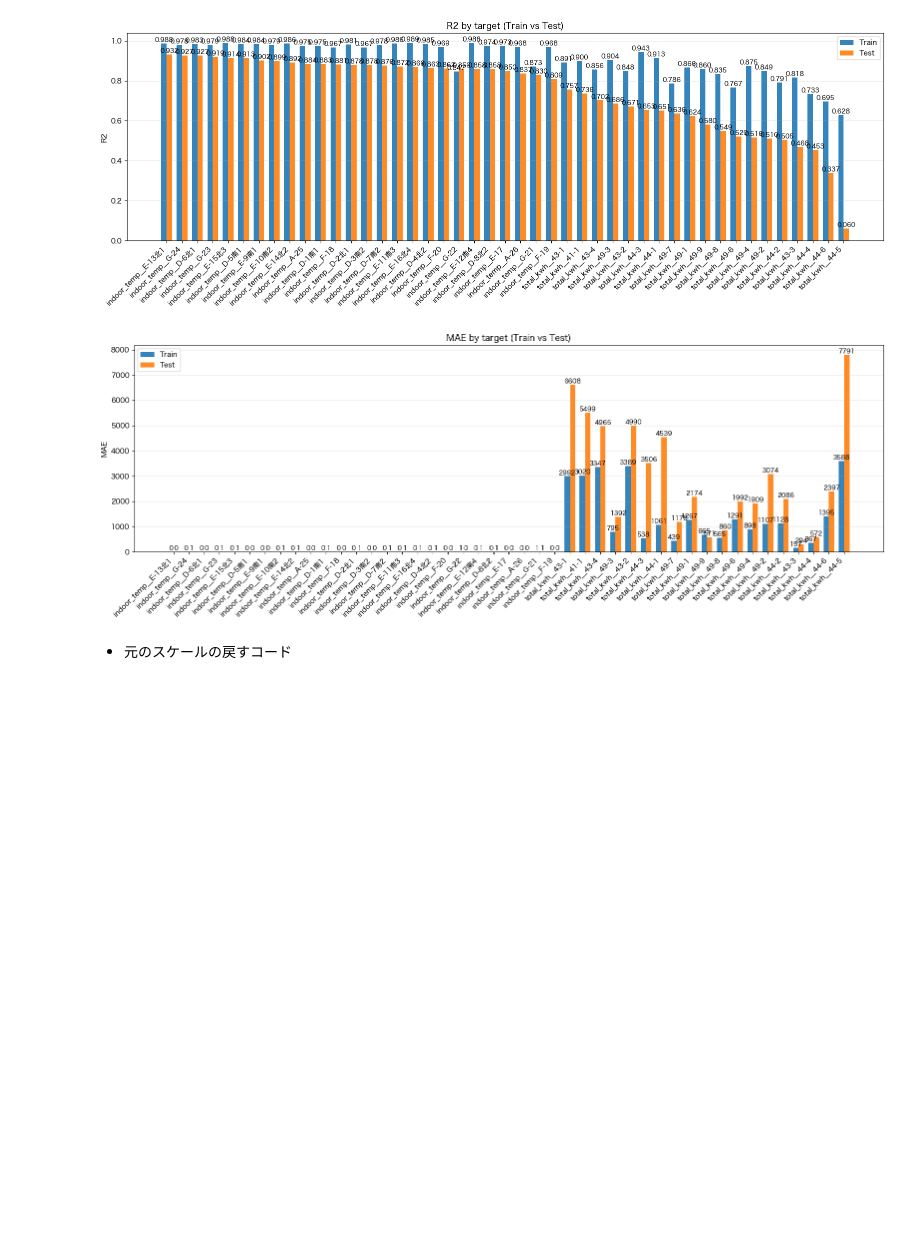
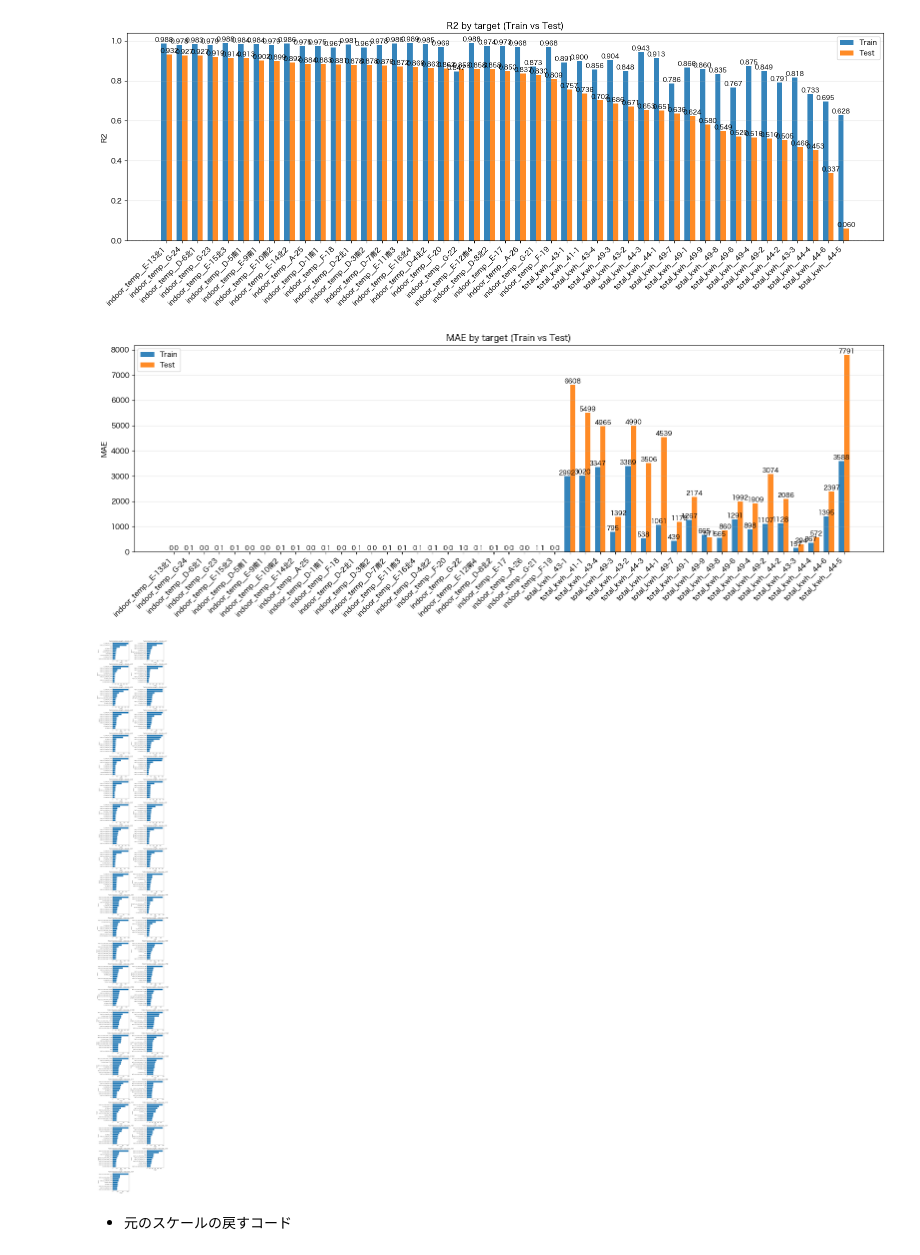
Before and after one commit to MENTERU/AIrux8_opti_logic_prod, a Jupyter notebook: services/airux8-optimize/notebooks/building_level_planner_東光作業.ipynb, the cells around one changed output. Drawn from its saved outputs; the diff is of its cells as text; code cells hidden in the pictures; blank space fills up the shorter version.

```diff
--- a/services/airux8-optimize/notebooks/building_level_planner_東光作業.ipynb
+++ b/services/airux8-optimize/notebooks/building_level_planner_東光作業.ipynb
@@ -988,7 +988,7 @@ def add_lagged_features(
     df: pd.DataFrame,
     cols: Iterable[str],
     *,
-    lags_hours=[1],
+    lags_hours=[0],
     use_freq_shift=False,  # True: 時刻ベースでずらす / False: 行ベース
     prefix_fmt="lag{h}h__",
 ) -> pd.DataFrame:
@@ -2215,15 +2212,17 @@ def plot_feature_importance_for_targets_compat(
     fig.tight_layout()
     fig.show()
 # %%
-# y_cols = list(res["Y_cols"])  # 既存の学習結果から列名
+y_cols = list(res["Y_cols"])  # 既存の学習結果から列名
 # # 例: すべてのターゲットを可視化
-# plot_feature_importance_for_targets_compat(
-#     res,
-#     X_features,
-#     targets=y_cols,  # or ["targetA", "targetB"] で絞り込み
-#     importance_type="weight",  # "weight", "cover", "total_gain", "total_cover" も可
-#     top_n=10,
-# )
+plot_feature_importance_for_targets_compat(
+    res,
+    X_features,
+    targets=y_cols,  # or ["targetA", "targetB"] で絞り込み
+    importance_type="weight",  # "weight", "cover", "total_gain", "total_cover" も可
+    top_n=10,
+)
+# %% [output]
+[figure, added]
 # %% [markdown]
 - 元のスケールの戻すコード
 # %%
```
Also changed, not shown: parts of 1 cell of this notebook, 9 other files.
